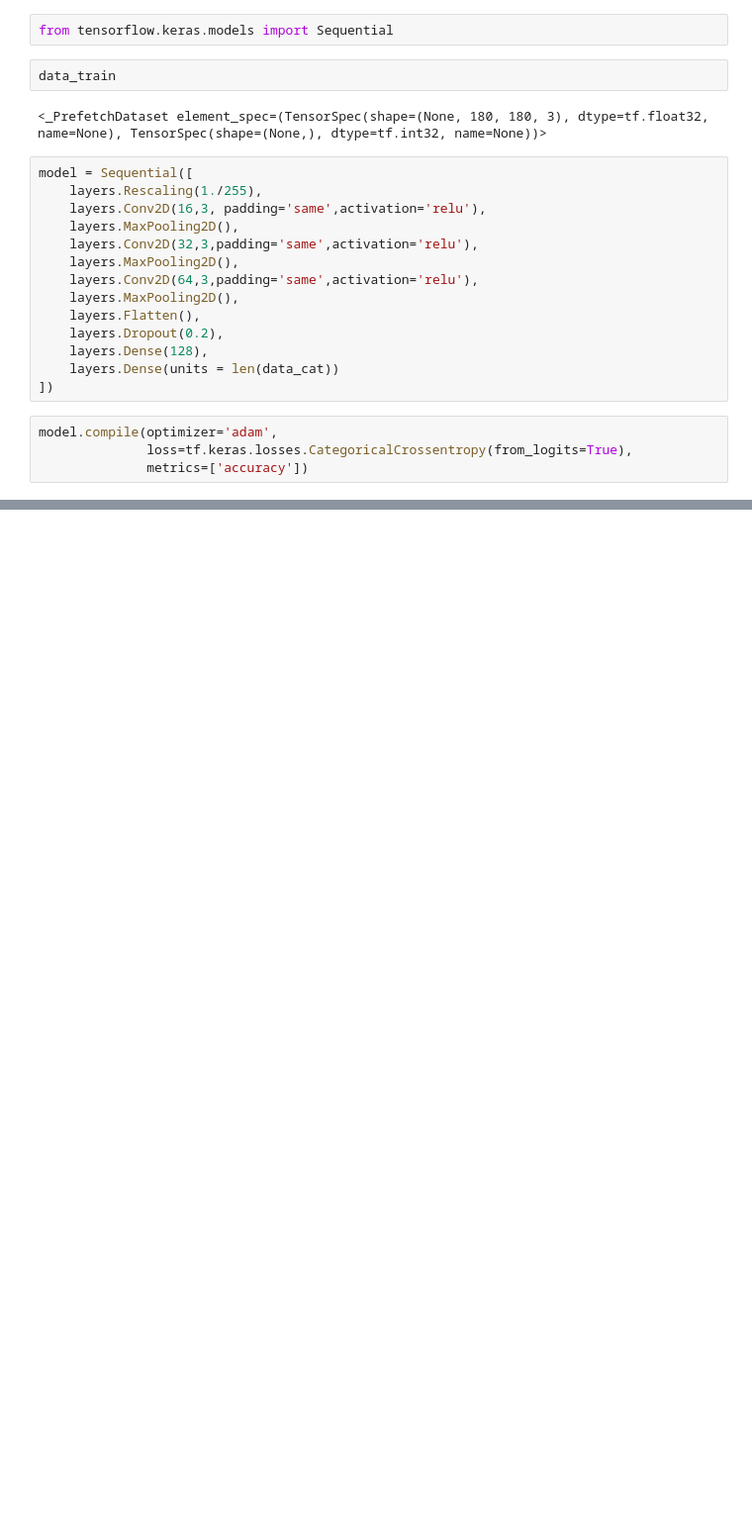
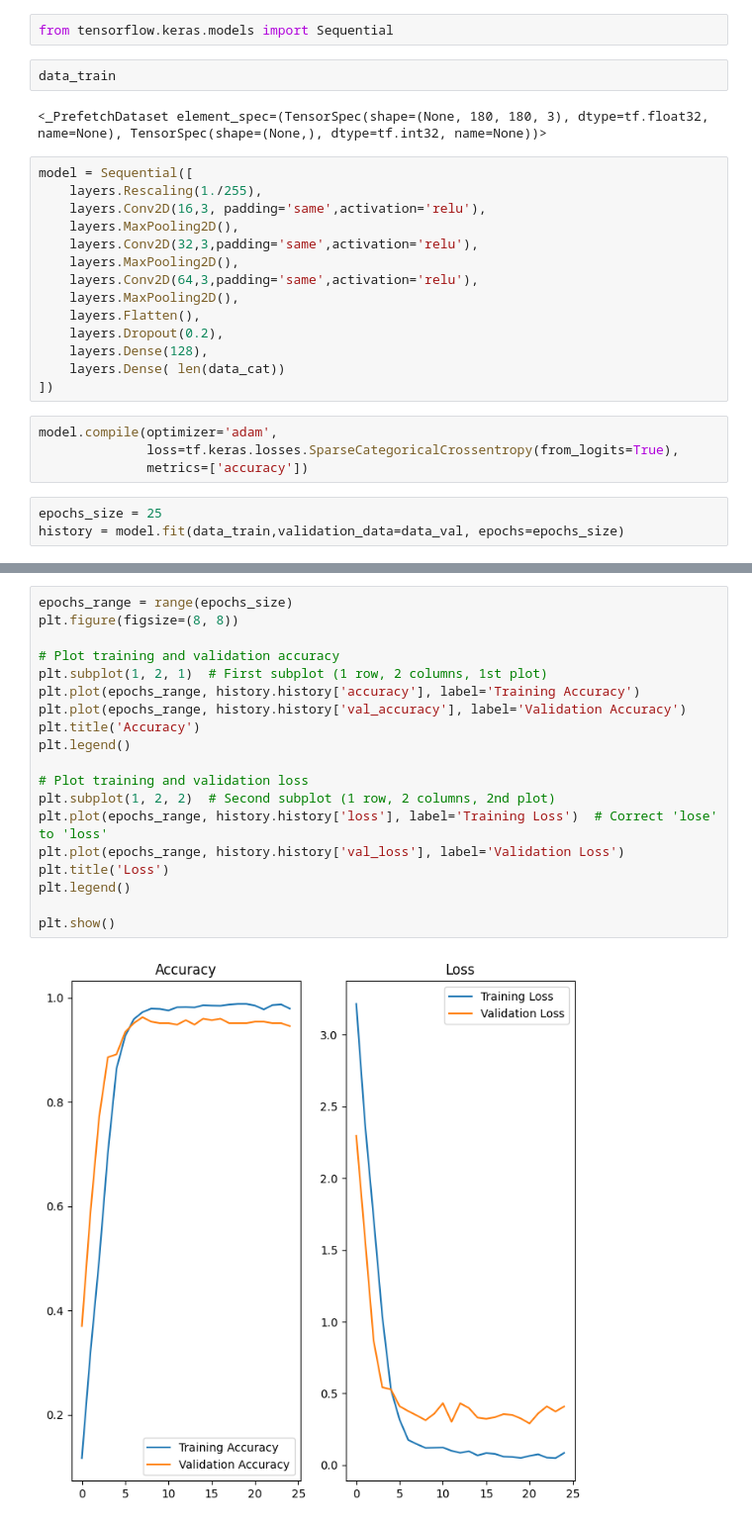
Before and after one commit to KCDasanayaka/Image_Classification, a Jupyter notebook: image_Class_Model.ipynb, the cells around one changed output, grey strips where cells are left out. Shown at 99% size. Cells and saved outputs as stored; diff of their text form; blank space fills up the shorter version.

```diff
--- a/image_Class_Model.ipynb
+++ b/image_Class_Model.ipynb
@@ -69,9 +69,12 @@ model = Sequential([
     layers.Flatten(),
     layers.Dropout(0.2),
     layers.Dense(128),
-    layers.Dense(units = len(data_cat))
+    layers.Dense( len(data_cat))
 ])
 # %%
 model.compile(optimizer='adam',
-              loss=tf.keras.losses.CategoricalCrossentropy(from_logits=True),
+              loss=tf.keras.losses.SparseCategoricalCrossentropy(from_logits=True),
               metrics=['accuracy'])
+# %%
+epochs_size = 25
+history = model.fit(data_train,validation_data=data_val, epochs=epochs_size)
@@ -77,0 +99,21 @@ model.compile(optimizer='adam',
+# %%
+epochs_range = range(epochs_size)
+plt.figure(figsize=(8, 8))
+
+# Plot training and validation accuracy
+plt.subplot(1, 2, 1)  # First subplot (1 row, 2 columns, 1st plot)
+plt.plot(epochs_range, history.history['accuracy'], label='Training Accuracy')
+plt.plot(epochs_range, history.history['val_accuracy'], label='Validation Accuracy')
+plt.title('Accuracy')
+plt.legend()
+
+# Plot training and validation loss
+plt.subplot(1, 2, 2)  # Second subplot (1 row, 2 columns, 2nd plot)
+plt.plot(epochs_range, history.history['loss'], label='Training Loss')  # Correct 'lose' to 'loss'
+plt.plot(epochs_range, history.history['val_loss'], label='Validation Loss')
+plt.title('Loss')
+plt.legend()
+
+plt.show()
+# %% [output]
+[figure, added]
```
Also changed, not shown: parts of 5 cells of this notebook, 4 other files.
